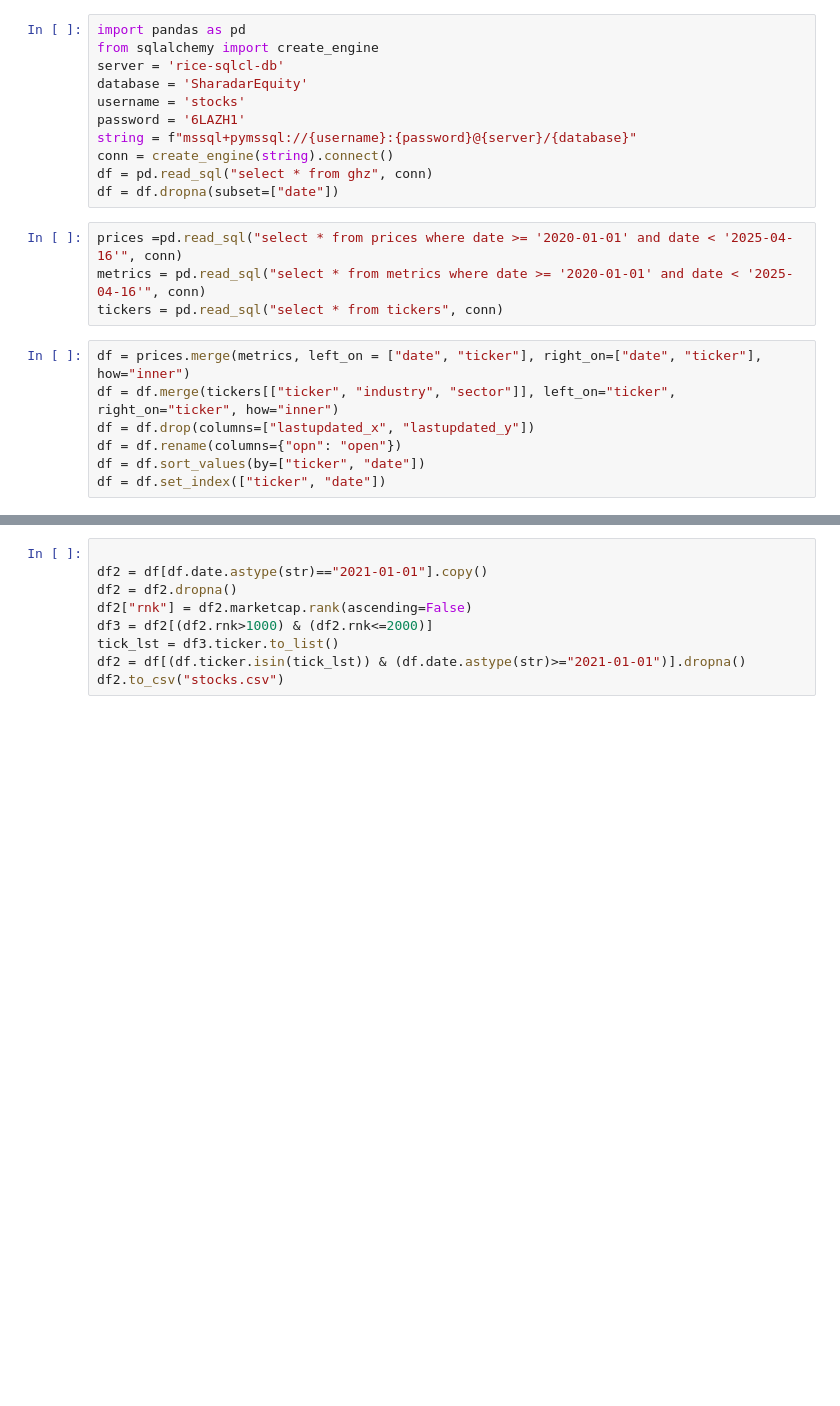
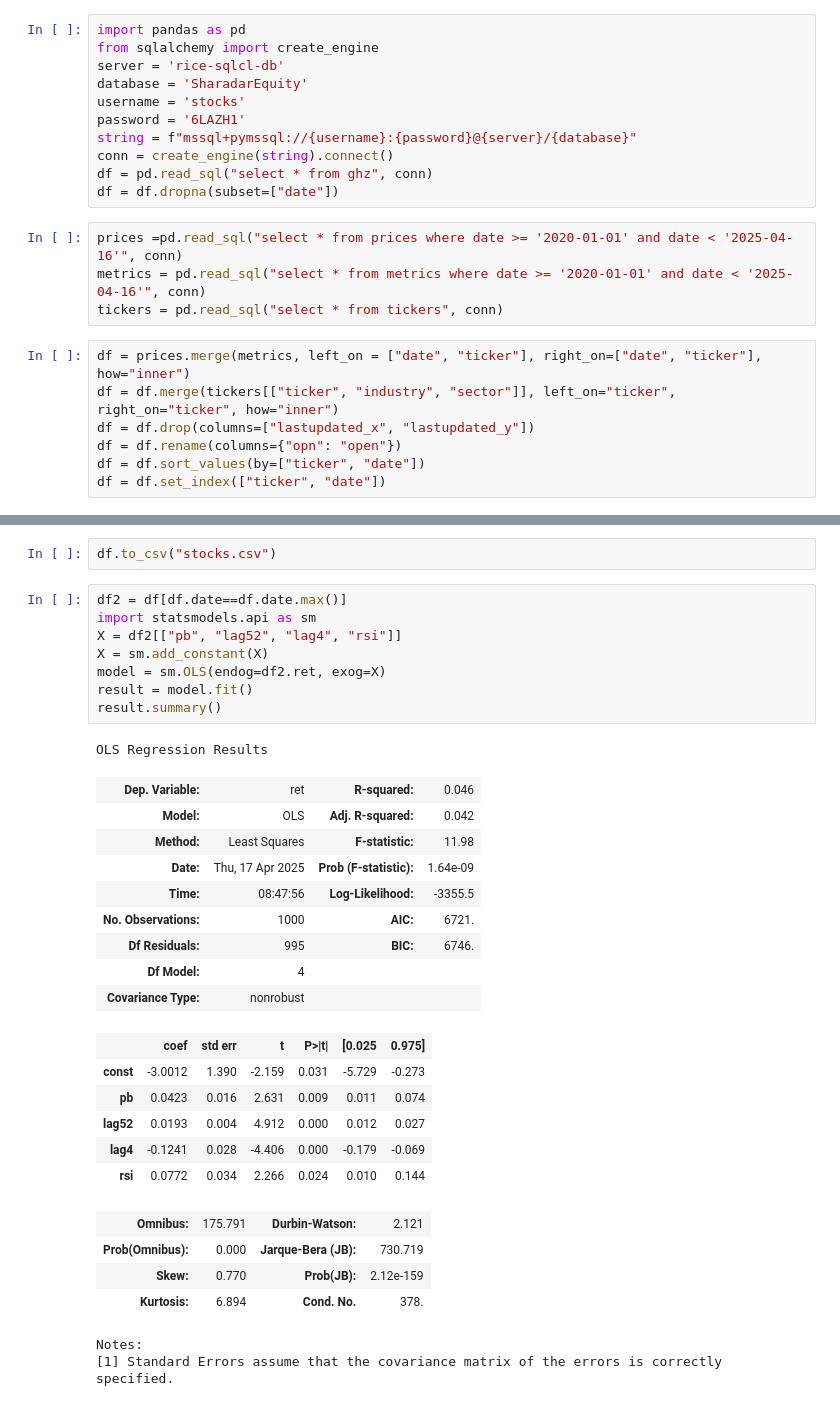
Before and after one commit to kerryback/mgmt675-2025, a Jupyter notebook: rice-database.ipynb, the cells around one changed output, grey strips where cells are left out. Cells and saved outputs as stored; diff of their text form; blank space fills up the shorter version.

```diff
--- a/rice-database.ipynb
+++ b/rice-database.ipynb
@@ -30,9 +37,33 @@ df = df.reset_index()
-# %%
-
-df2 = df[df.date.astype(str)=="2021-01-01"].copy()
-df2 = df2.dropna()
-df2["rnk"] = df2.marketcap.rank(ascending=False)
-df3 = df2[(df2.rnk>1000) & (df2.rnk<=2000)]
-tick_lst = df3.ticker.to_list()
-df2 = df[(df.ticker.isin(tick_lst)) & (df.date.astype(str)>="2021-01-01")].dropna()
-df2.to_csv("stocks.csv")
+# %%
+df.to_csv("stocks.csv")
+# %%
+df2 = df[df.date==df.date.max()]
+import statsmodels.api as sm
+X = df2[["pb", "lag52", "lag4", "rsi"]]
+X = sm.add_constant(X)
+model = sm.OLS(endog=df2.ret, exog=X)
+result = model.fit()
+result.summary()
+# %% [output]
+OLS Regression Results
+| Dep. Variable: | ret | R-squared: | 0.046 |
+| Model: | OLS | Adj. R-squared: | 0.042 |
+| Method: | Least Squares | F-statistic: | 11.98 |
+| Date: | Thu, 17 Apr 2025 | Prob (F-statistic): | 1.64e-09 |
+| Time: | 08:47:56 | Log-Likelihood: | -3355.5 |
+| No. Observations: | 1000 | AIC: | 6721. |
+| Df Residuals: | 995 | BIC: | 6746. |
+| Df Model: | 4 |  |  |
+| Covariance Type: | nonrobust |  |  |
+|  | coef | std err | t | P>|t| | [0.025 | 0.975] |
+| const | -3.0012 | 1.390 | -2.159 | 0.031 | -5.729 | -0.273 |
+| pb | 0.0423 | 0.016 | 2.631 | 0.009 | 0.011 | 0.074 |
+| lag52 | 0.0193 | 0.004 | 4.912 | 0.000 | 0.012 | 0.027 |
+| lag4 | -0.1241 | 0.028 | -4.406 | 0.000 | -0.179 | -0.069 |
+| rsi | 0.0772 | 0.034 | 2.266 | 0.024 | 0.010 | 0.144 |
+| Omnibus: | 175.791 | Durbin-Watson: | 2.121 |
+| Prob(Omnibus): | 0.000 | Jarque-Bera (JB): | 730.719 |
+| Skew: | 0.770 | Prob(JB): | 2.12e-159 |
+| Kurtosis: | 6.894 | Cond. No. | 378. |
+Notes:
+[1] Standard Errors assume that the covariance matrix of the errors is correctly specified.
```
Also changed, not shown: parts of 4 cells of this notebook, 7 other files.
